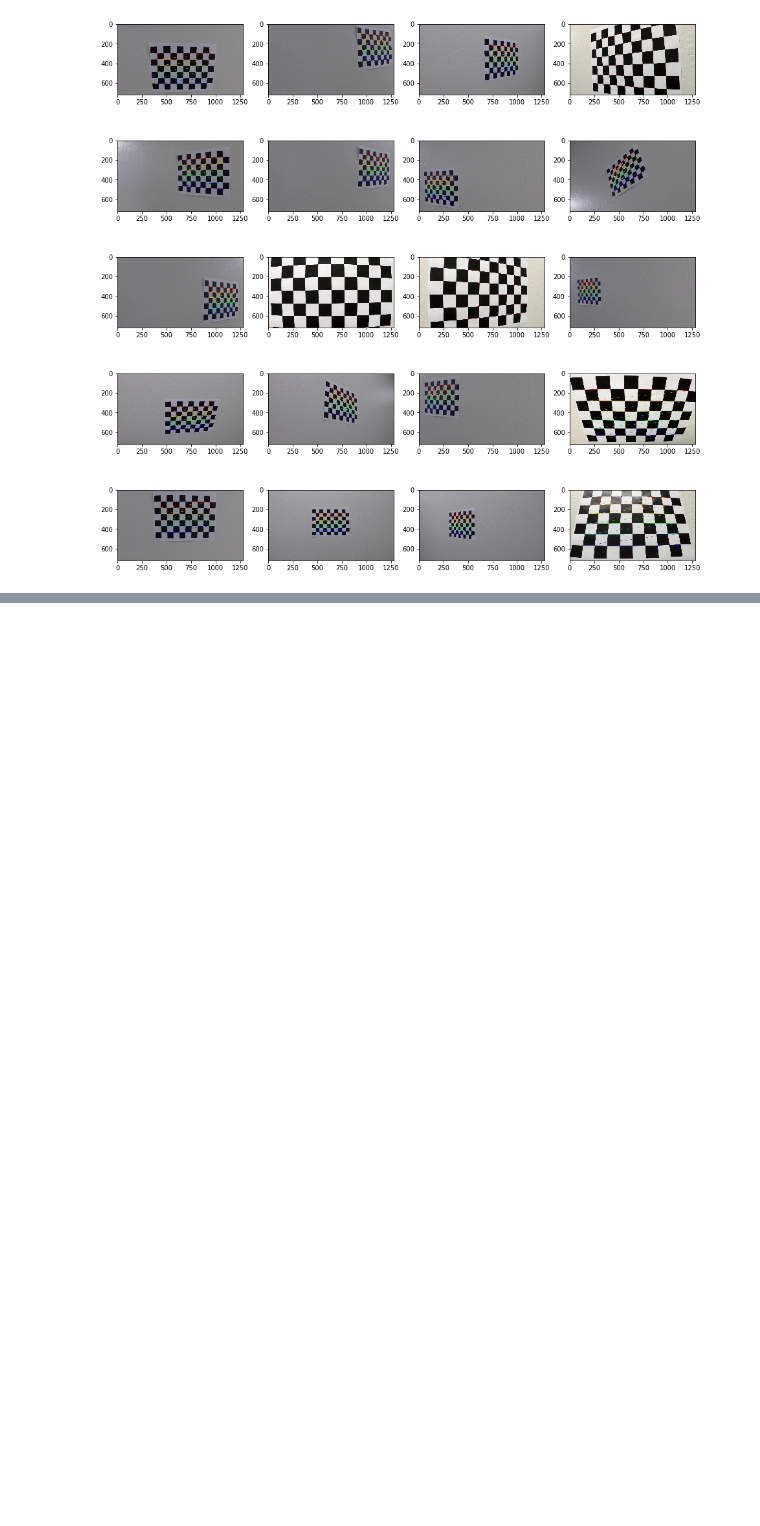
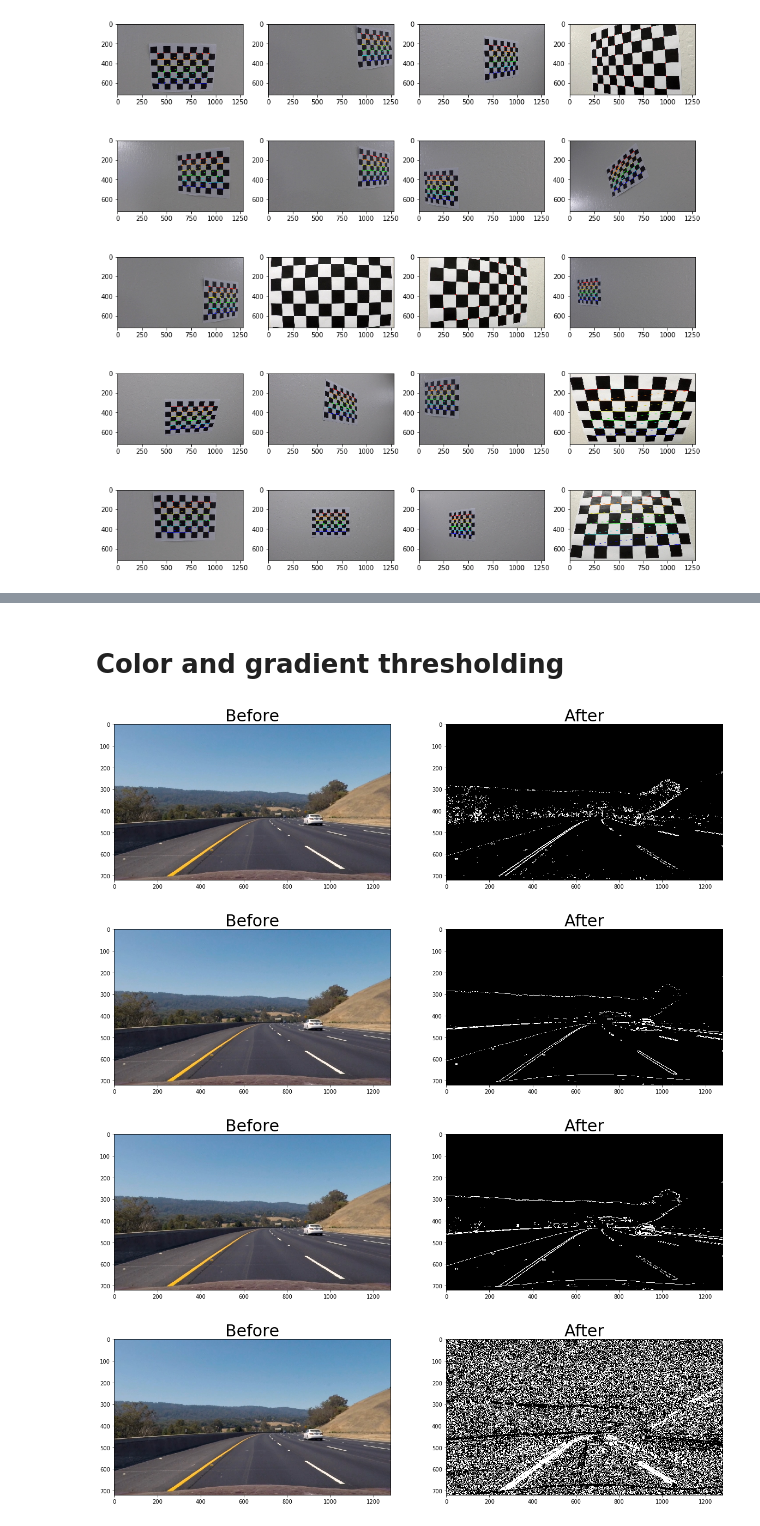
Before and after one commit to Natatisha/CarND-Advanced-Lane-Lines, a Jupyter notebook: Pipeline.ipynb, the cells around one changed output, grey strips where cells are left out. Saved outputs shown, nothing was run; the diff lists cells and outputs as text; code cells hidden in the pictures; blank space fills up the shorter version.

Commit message:
gradient thresholding

```diff
--- a/Pipeline.ipynb
+++ b/Pipeline.ipynb
@@ -46,0 +68,20 @@ ret, mtx, dist, rvecs, tvecs = cam.calibrate_camera(obj_points, img_points, cb_i
+# %% [markdown]
+# Color and gradient thresholding
+# %%
+import processing as pr
+
+# Apply each of the thresholding functions and show results
+gradx = pr.abs_sobel_thresh(img_test_undist, orient='x', sobel_kernel=3, thresh=(20, 110))
+grady = pr.abs_sobel_thresh(img_test_undist, orient='y', sobel_kernel=3, thresh=(50, 200))
+mag_binary = pr.mag_thresh(img_test_undist, sobel_kernel=3, thresh=(40, 150))
+dir_binary = pr.dir_threshold(img_test_undist, sobel_kernel=15, thresh=(0.7, 1.3))
+
+vs.compare_with_binary(img_test_undist, gradx)
+vs.compare_with_binary(img_test_undist, grady)
+vs.compare_with_binary(img_test_undist, mag_binary)
+vs.compare_with_binary(img_test_undist, dir_binary)
+# %% [output]
+[figure, added]
+[figure, added]
+[figure, added]
+[figure, added]
```
Also changed, not shown: parts of 5 cells of this notebook, 3 other files.
